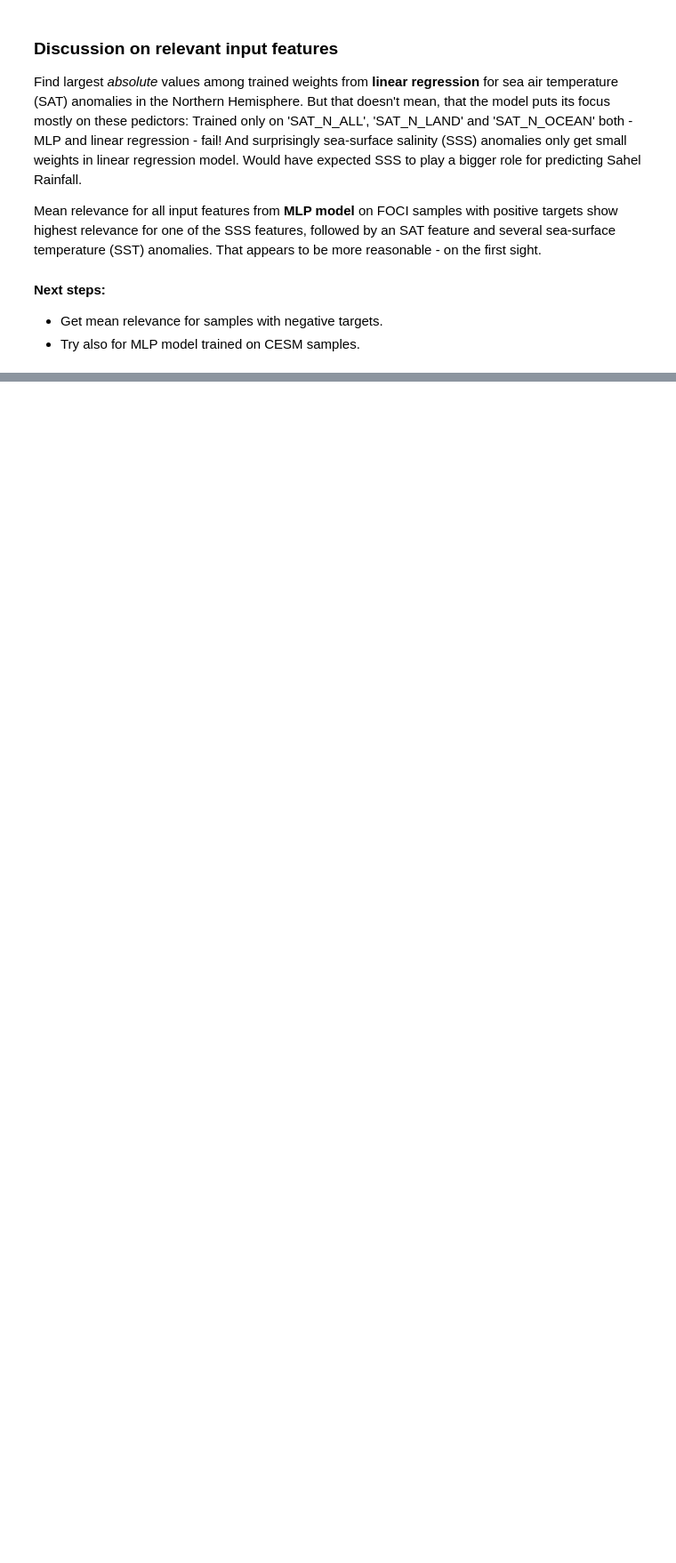
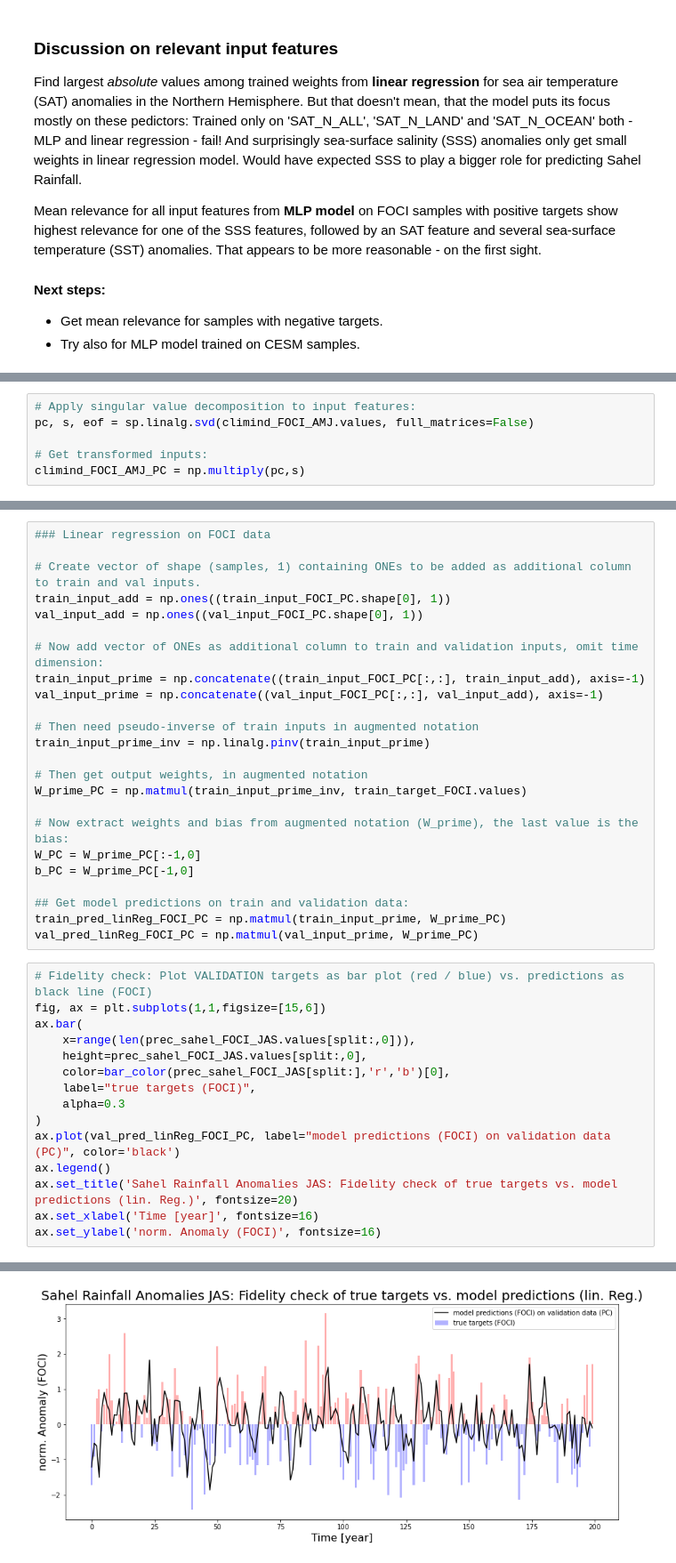
Before and after one commit to MarcoLandtHayen/cicmod_application, a Jupyter notebook: notebooks/01_sahel_rainfall_prediction_seasonal_anomalies.ipynb, the cells around one changed output, grey strips where cells are left out. Shown at 89% size. Drawn from its saved outputs; the diff is of its cells as text; blank space fills up the shorter version.

```diff
--- a/notebooks/01_sahel_rainfall_prediction_seasonal_anomalies.ipynb
+++ b/notebooks/01_sahel_rainfall_prediction_seasonal_anomalies.ipynb
@@ -667,0 +709,6 @@ Mean relevance for all input features from **MLP model** on FOCI samples with po
+# %%
+# Apply singular value decomposition to input features:
+pc, s, eof = sp.linalg.svd(climind_FOCI_AMJ.values, full_matrices=False)
+
+# Get transformed inputs:
+climind_FOCI_AMJ_PC = np.multiply(pc,s)
@@ -667,0 +768,40 @@ Mean relevance for all input features from **MLP model** on FOCI samples with po
+# %%
+### Linear regression on FOCI data
+
+# Create vector of shape (samples, 1) containing ONEs to be added as additional column to train and val inputs.
+train_input_add = np.ones((train_input_FOCI_PC.shape[0], 1))
+val_input_add = np.ones((val_input_FOCI_PC.shape[0], 1))
+
+# Now add vector of ONEs as additional column to train and validation inputs, omit time dimension:
+train_input_prime = np.concatenate((train_input_FOCI_PC[:,:], train_input_add), axis=-1)
+val_input_prime = np.concatenate((val_input_FOCI_PC[:,:], val_input_add), axis=-1)
+
+# Then need pseudo-inverse of train inputs in augmented notation
+train_input_prime_inv = np.linalg.pinv(train_input_prime)
+
+# Then get output weights, in augmented notation
+W_prime_PC = np.matmul(train_input_prime_inv, train_target_FOCI.values)
+
+# Now extract weights and bias from augmented notation (W_prime), the last value is the bias:
+W_PC = W_prime_PC[:-1,0]
+b_PC = W_prime_PC[-1,0]
+
+## Get model predictions on train and validation data:
+train_pred_linReg_FOCI_PC = np.matmul(train_input_prime, W_prime_PC)
+val_pred_linReg_FOCI_PC = np.matmul(val_input_prime, W_prime_PC)
+# %%
+# Fidelity check: Plot VALIDATION targets as bar plot (red / blue) vs. predictions as black line (FOCI)
+fig, ax = plt.subplots(1,1,figsize=[15,6])
+ax.bar(
+    x=range(len(prec_sahel_FOCI_JAS.values[split:,0])),
+    height=prec_sahel_FOCI_JAS.values[split:,0],
+    color=bar_color(prec_sahel_FOCI_JAS[split:],'r','b')[0],
+    label="true targets (FOCI)",
+    alpha=0.3
+)
+ax.plot(val_pred_linReg_FOCI_PC, label="model predictions (FOCI) on validation data (PC)", color='black')
+ax.legend()
+ax.set_title('Sahel Rainfall Anomalies JAS: Fidelity check of true targets vs. model predictions (lin. Reg.)', fontsize=20)
+ax.set_xlabel('Time [year]', fontsize=16)
+ax.set_ylabel('norm. Anomaly (FOCI)', fontsize=16)
+# %% [output]
@@ -667,0 +809 @@ Mean relevance for all input features from **MLP model** on FOCI samples with po
+[figure, added]
```
Also changed, not shown: parts of 26 cells of this notebook.
